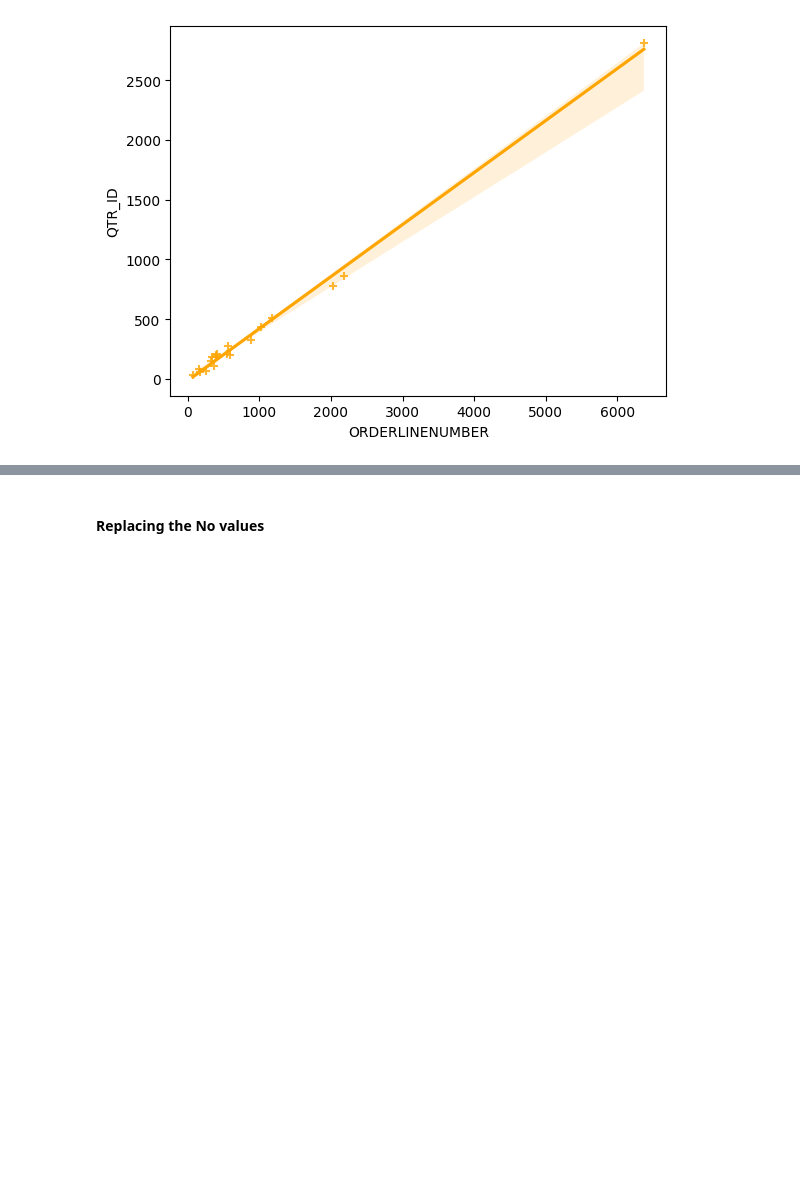
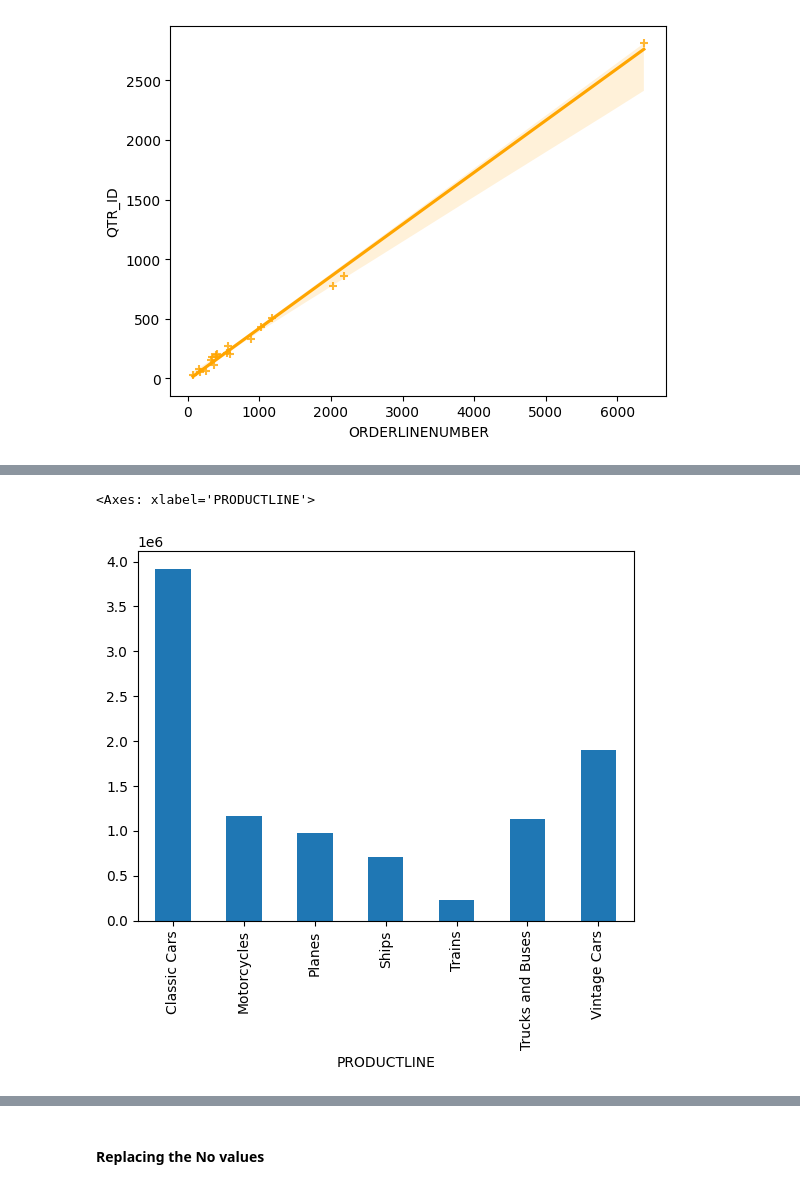
Before and after one commit to AnanthaTeja/Data_Analytics, a Jupyter notebook: Data_funtions.ipynb, the cells around one changed output, grey strips where cells are left out. Cells and saved outputs as stored; diff of their text form; code cells hidden in the pictures; blank space fills up the shorter version.

```diff
--- a/Data_funtions.ipynb
+++ b/Data_funtions.ipynb
@@ -140,3 +178,9 @@ sns.regplot(x='ORDERLINENUMBER', y='QTR_ID', data=county_df,color='orange',marke
+# %%
+sale_df2['PRODUCTLINE'].unique()
+sale_df2.groupby("PRODUCTLINE")['SALES'].sum().plot.bar()
+# %% [output]
+<Axes: xlabel='PRODUCTLINE'>
+[figure, added]
 # %%
 county_df.drop(county_df.index[1], inplace=True)
 county_df
```
Also changed, not shown: parts of 6 cells of this notebook.
